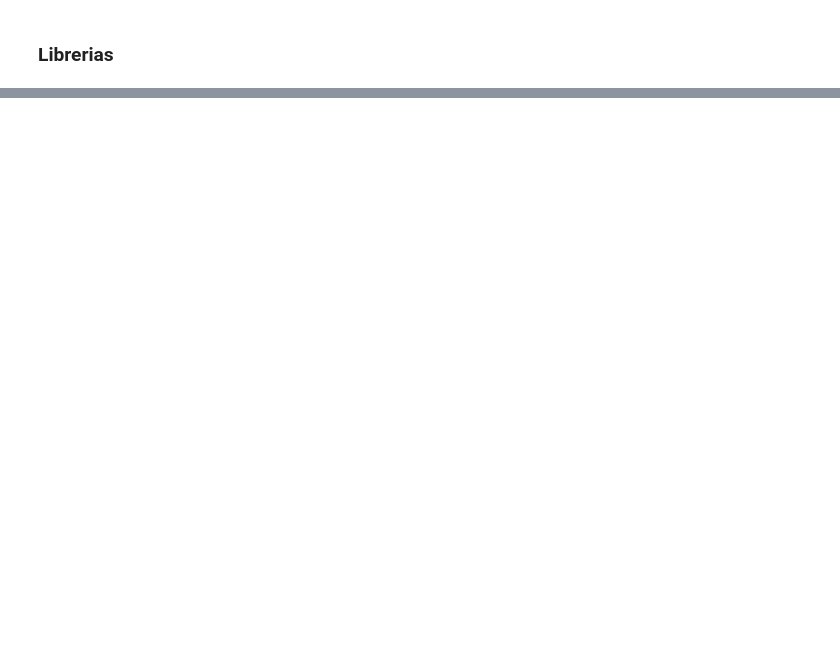
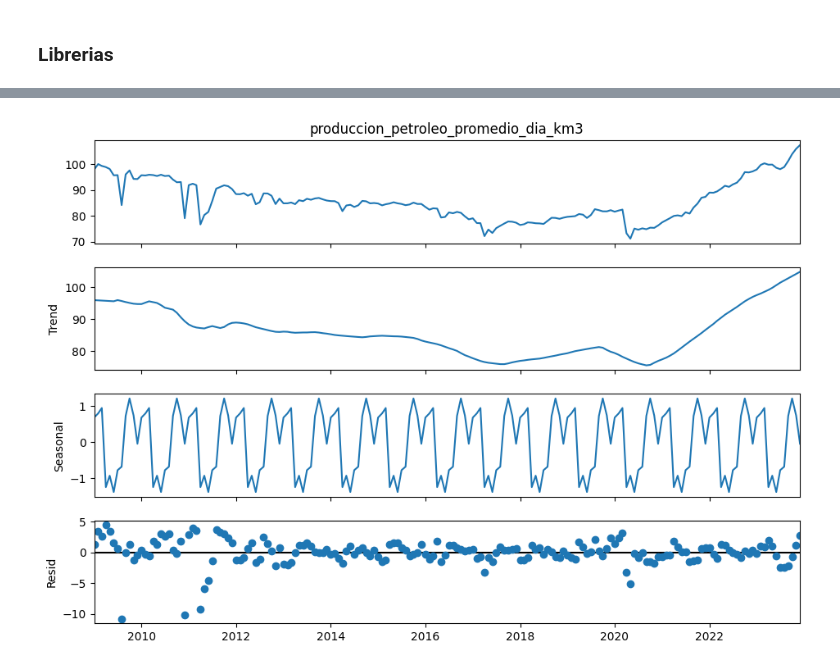
Before and after one commit to contepablod/ML_Bourbaki, a Jupyter notebook: Semana4/ARIMA_vs_Prophet.ipynb, the cells around one changed output, grey strips where cells are left out. Drawn from its saved outputs; the diff is of its cells as text; code cells hidden in the pictures; blank space fills up the shorter version.

```diff
--- a/Semana4/ARIMA_vs_Prophet.ipynb
+++ b/Semana4/ARIMA_vs_Prophet.ipynb
@@ -178,0 +163,6 @@ fig_components = model.plot_components(forecast)
+# %%
+decomp_oil = seasonal_decompose(df['produccion_petroleo_promedio_dia_km3'], period=12, extrapolate_trend='freq')
+fig = decomp_oil.plot()
+fig.set_size_inches(10,7)
+# %% [output]
+[figure, added]
```
Also changed, not shown: parts of 108 cells of this notebook.
